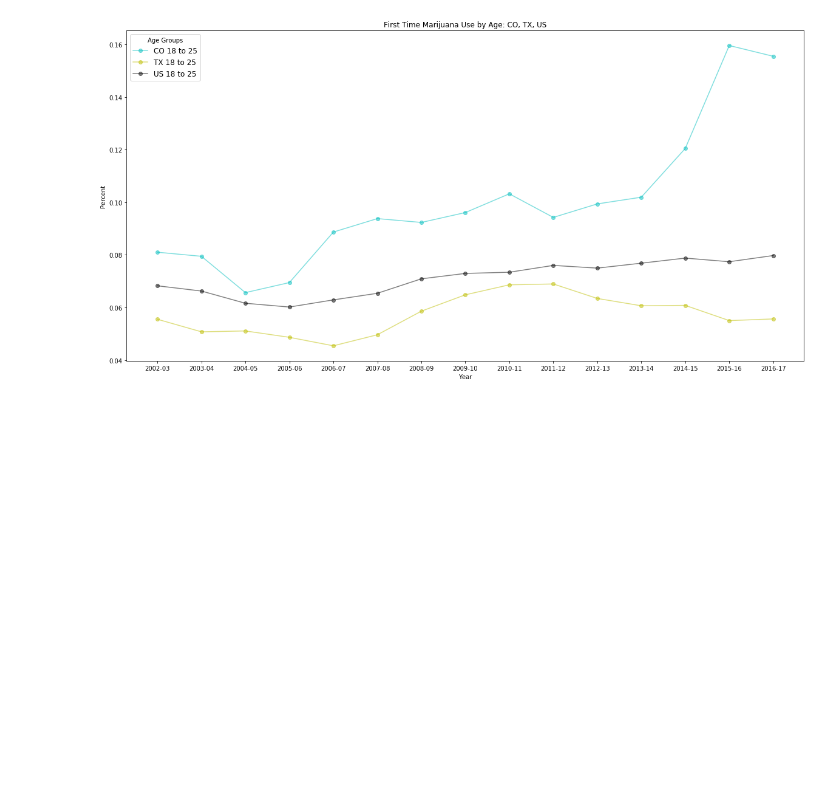
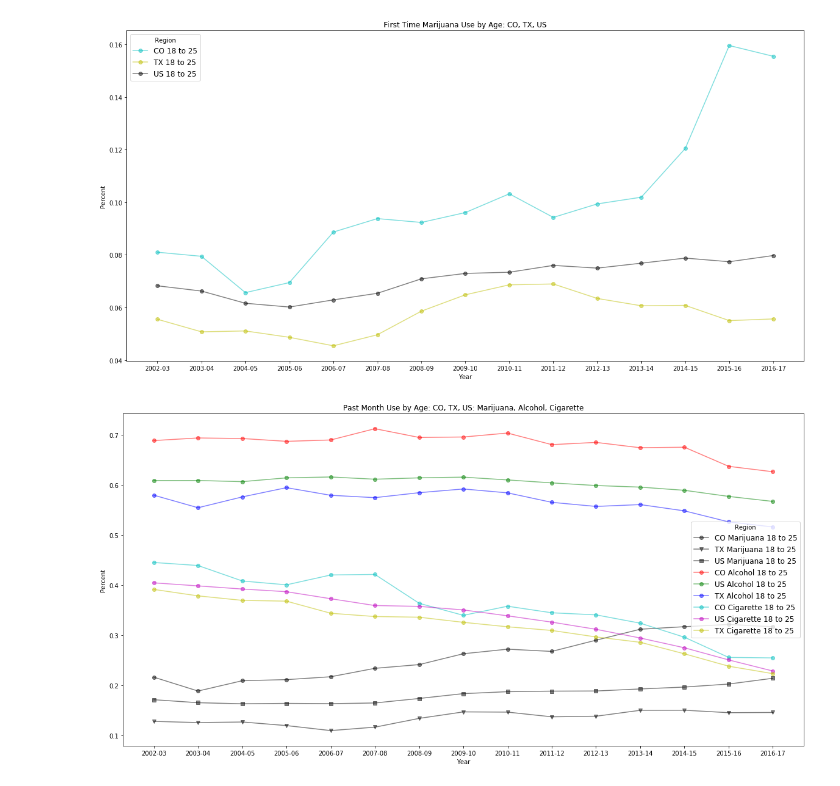
Before and after one commit to zdsteele/Project_1, a Jupyter notebook: FredSpot/Freds_Project1_Jupyter_Notebook.ipynb, the cells around one changed output. Drawn from its saved outputs; the diff is of its cells as text; code cells hidden in the pictures; blank space fills up the shorter version.

Commit message:
3 plotting examples

```diff
--- a/FredSpot/Freds_Project1_Jupyter_Notebook.ipynb
+++ b/FredSpot/Freds_Project1_Jupyter_Notebook.ipynb
@@ -73,0 +79,51 @@ plt.show()
+# %%
+#Note: Alcohol is misspelled in the file names...
+#Note: Year is wrong too, 20017?...
+#Note: Inconsistent file naming, Age, Ages...
+
+pmmu_file_CO = "./Marijuana_PastMonth_Ages_18-25_Colorado_2002-2017.csv"
+CO_Marijuana_PastMonth_18_25_df =  pd.read_csv(pmmu_file_CO)
+pmmu_file_TX = "./Marijuana_PastMonth_Ages_18-25_Texas_2002-2017.csv"
+TX_Marijuana_PastMonth_18_25_df =  pd.read_csv(pmmu_file_TX)
+pmmu_file_US = "./Marijuana_PastMonth_Ages_18-25_United_States_2002-2017.csv"
+US_Marijuana_PastMonth_18_25_df =  pd.read_csv(pmmu_file_US)
+
+pmau_file_CO = "./Alchohal_PastMonth_Age18-25_2002-20017_Colorado.csv"
+CO_Alcohol_PastMonth_18_25_df =  pd.read_csv(pmau_file_CO)
+pmau_file_US = "./Alchohal_PastMonth_Age18-25_2002-20017_United_States.csv"
+US_Alcohol_PastMonth_18_25_df =  pd.read_csv(pmau_file_US)
+pmau_file_TX = "./Alchohal_PastMonth_Ages18-25_2002-20017_Texas.csv"
+TX_Alcohol_PastMonth_18_25_df =  pd.read_csv(pmau_file_TX)
+
+pmcu_file_CO = "./Cigarette_PastMonth_Age18-25_2002-20017_Colorado.csv"
+CO_Cigarette_PastMonth_18_25_df =  pd.read_csv(pmcu_file_CO)
+pmcu_file_US = "./Cigarette_PastMonth_Age18-25_2002-20017_United_States.csv"
+US_Cigarette_PastMonth_18_25_df =  pd.read_csv(pmcu_file_US)
+pmcu_file_TX = "./Cigarette_PastMonth_Age18-25_2002-20017_Texas.csv"
+TX_Cigarette_PastMonth_18_25_df =  pd.read_csv(pmcu_file_TX)
+
+#Set plot size
+plt.rcParams["figure.figsize"] = [20,10]
+
+#Line Plots
+plt.plot(CO_Marijuana_PastMonth_18_25_df["year_pair"], CO_Marijuana_PastMonth_18_25_df["estimate"], 'ko-', alpha=0.5, label="CO Marijuana 18 to 25")
+plt.plot(TX_Marijuana_PastMonth_18_25_df["year_pair"], TX_Marijuana_PastMonth_18_25_df["estimate"], 'kv-', alpha=0.5, label="TX Marijuana 18 to 25")
+plt.plot(US_Marijuana_PastMonth_18_25_df["year_pair"], US_Marijuana_PastMonth_18_25_df["estimate"], 'ks-', alpha=0.5, label="US Marijuana 18 to 25")
+
+plt.plot(CO_Alcohol_PastMonth_18_25_df["year_pair"], CO_Alcohol_PastMonth_18_25_df["estimate"], 'ro-', alpha=0.5, label="CO Alcohol 18 to 25")
+plt.plot(US_Alcohol_PastMonth_18_25_df["year_pair"], US_Alcohol_PastMonth_18_25_df["estimate"], 'go-', alpha=0.5, label="US Alcohol 18 to 25")
+plt.plot(TX_Alcohol_PastMonth_18_25_df["year_pair"], TX_Alcohol_PastMonth_18_25_df["estimate"], 'bo-', alpha=0.5, label="TX Alcohol 18 to 25")
+
+plt.plot(CO_Cigarette_PastMonth_18_25_df["year_pair"], CO_Cigarette_PastMonth_18_25_df["estimate"], 'co-', alpha=0.5, label="CO Cigarette 18 to 25")
+plt.plot(US_Cigarette_PastMonth_18_25_df["year_pair"], US_Cigarette_PastMonth_18_25_df["estimate"], 'mo-', alpha=0.5, label="US Cigarette 18 to 25")
+plt.plot(TX_Cigarette_PastMonth_18_25_df["year_pair"], TX_Cigarette_PastMonth_18_25_df["estimate"], 'yo-', alpha=0.5, label="TX Cigarette 18 to 25")
+
+# Add title, axis names, and legend
+plt.title('Past Month Use by Age: CO, TX, US: Marijuana, Alcohol, Cigarette')
+plt.xlabel('Year')
+plt.ylabel('Percent')
+plt.legend(title="Region", fontsize="large", loc="best")
+
+plt.show()
+# %% [output]
+[figure, added]
```
Also changed, not shown: parts of 3 cells of this notebook, 9 other files.
